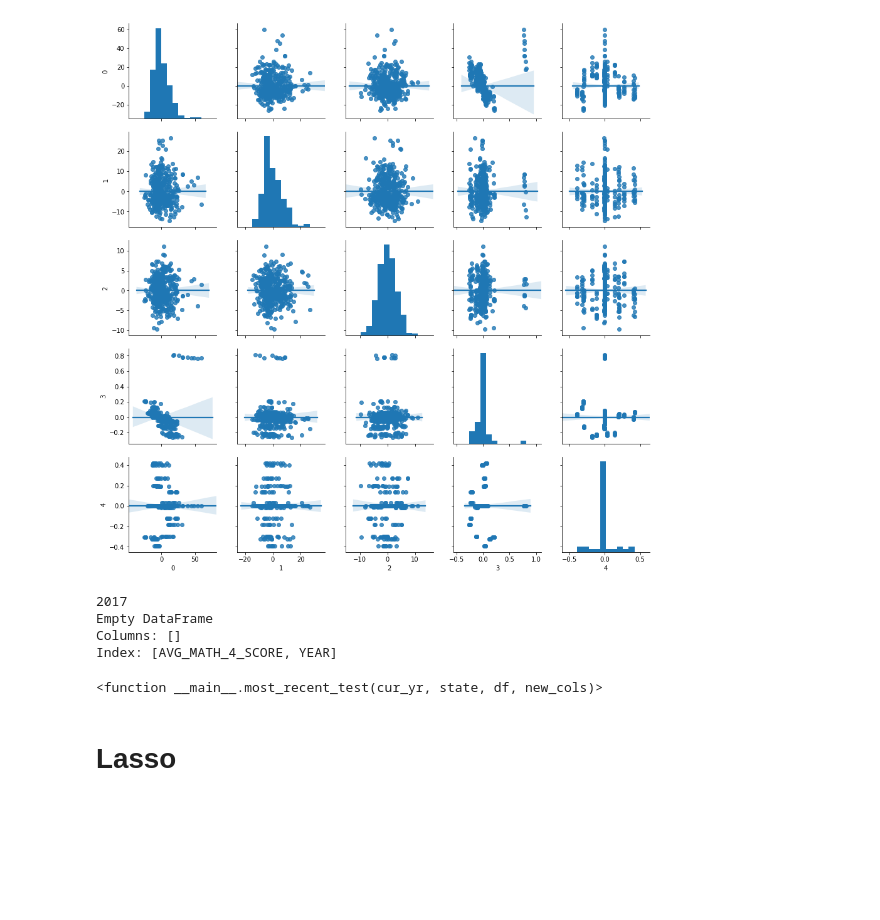
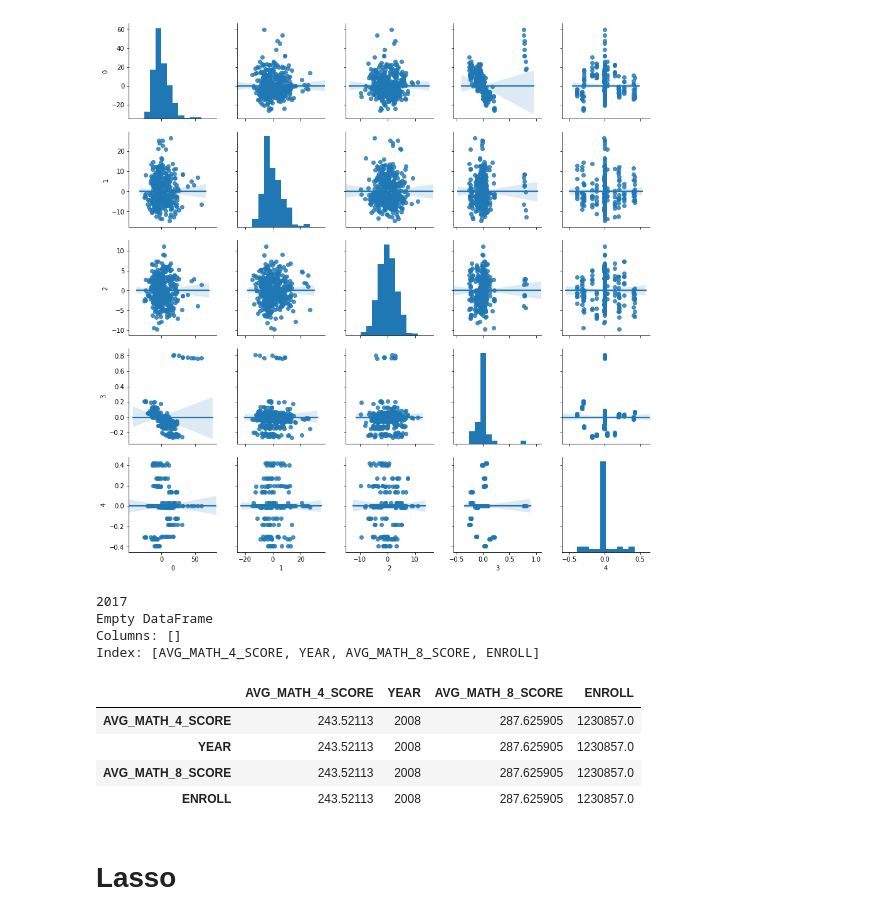
Before and after one commit to daericks/us-ed, a Jupyter notebook: notebooks/feature_building.ipynb, the cells around one changed output. Saved outputs shown, nothing was run; the diff lists cells and outputs as text; code cells hidden in the pictures; blank space fills up the shorter version.

```diff
--- a/notebooks/feature_building.ipynb
+++ b/notebooks/feature_building.ipynb
@@ -169,14 +169,18 @@ def most_recent_test(cur_yr, state, df, new_cols):
             most_recent_value[new_col]= df_scratch2[new_col].iloc[-1]
         else:
             most_recent_value[new_col]= np.nan #Should handle these cases better
-    return most_recent_test
+    return most_recent_value
 # %%
 print(df['YEAR'].iloc[-1])
 
-most_recent_test(2009, 'VIRGINIA', df, ['AVG_MATH_4_SCORE', 'YEAR'])
+most_recent_test(2009, 'VIRGINIA', df, ['AVG_MATH_4_SCORE', 'YEAR', 'AVG_MATH_8_SCORE', 'ENROLL'])
 # %% [output]
 2017
 Empty DataFrame
 Columns: []
-Index: [AVG_MATH_4_SCORE, YEAR]
+Index: [AVG_MATH_4_SCORE, YEAR, AVG_MATH_8_SCORE, ENROLL]
-<function __main__.most_recent_test(cur_yr, state, df, new_cols)>
+|  | AVG_MATH_4_SCORE | YEAR | AVG_MATH_8_SCORE | ENROLL |
+| AVG_MATH_4_SCORE | 243.52113 | 2008 | 287.625905 | 1230857.0 |
+| YEAR | 243.52113 | 2008 | 287.625905 | 1230857.0 |
+| AVG_MATH_8_SCORE | 243.52113 | 2008 | 287.625905 | 1230857.0 |
+| ENROLL | 243.52113 | 2008 | 287.625905 | 1230857.0 |
```
Also changed, not shown: parts of 1 cell of this notebook.
